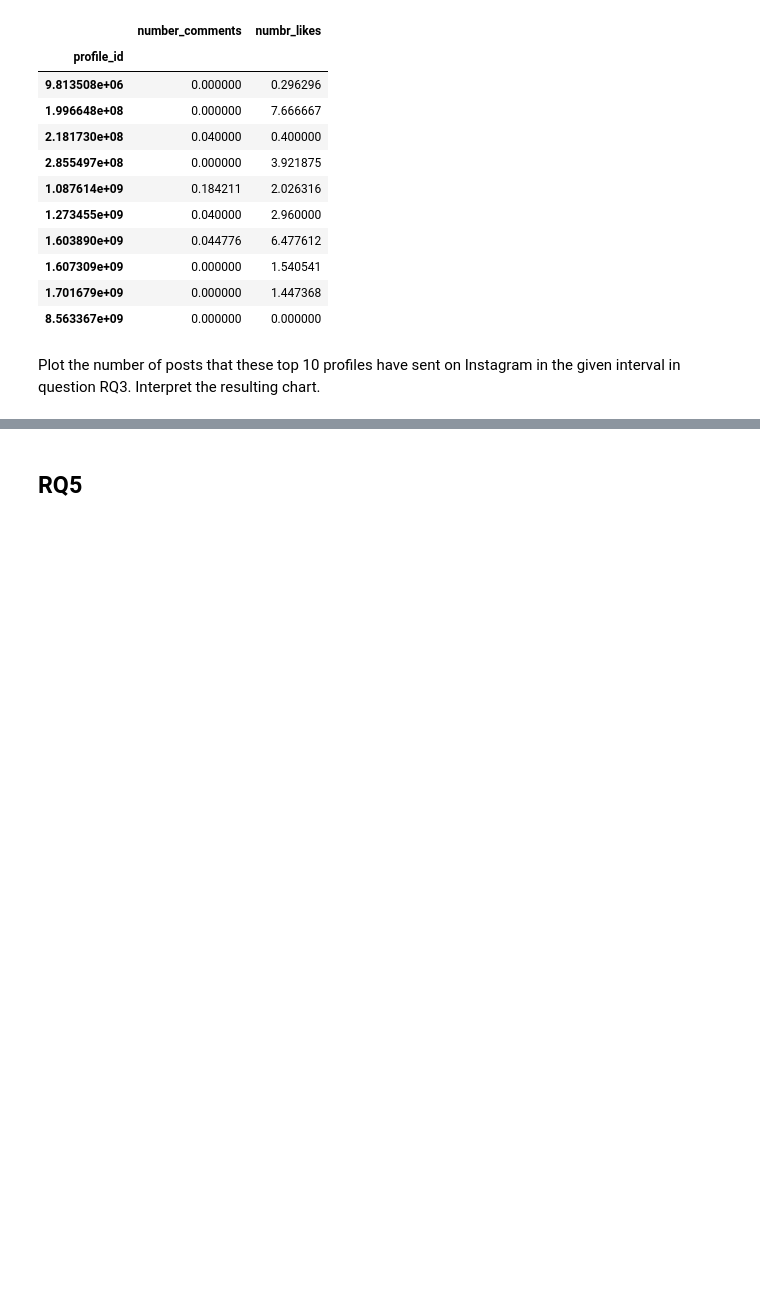
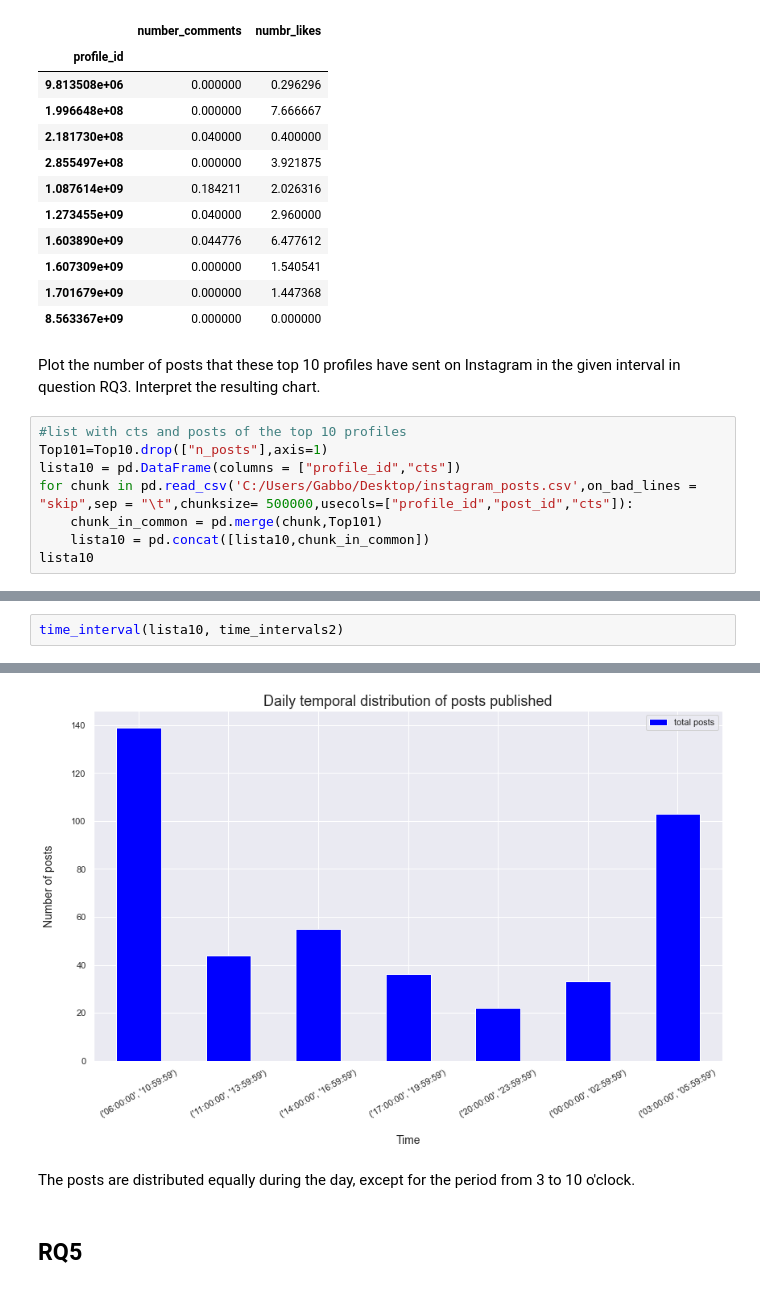
Before and after one commit to Matteo-Candi/ADM_HW2, a Jupyter notebook: main.ipynb, the cells around one changed output, grey strips where cells are left out. Cells and saved outputs as stored; diff of their text form; blank space fills up the shorter version.

```diff
--- a/main.ipynb
+++ b/main.ipynb
@@ -422,3 +422,11 @@ Avg[["number_comments","numbr_likes"]].agg(np.mean)
 | 8.563367e+09 | 0.000000 | 0.000000 |
 # %% [markdown]
 Plot the number of posts that these top 10 profiles have sent on Instagram in the given interval in question RQ3. Interpret the resulting chart.
+# %%
+#list with cts and posts of the top 10 profiles
+Top101=Top10.drop(["n_posts"],axis=1)
+lista10 = pd.DataFrame(columns = ["profile_id","cts"])
+for chunk in pd.read_csv('C:/Users/Gabbo/Desktop/instagram_posts.csv',on_bad_lines = "skip",sep = "\t",chunksize= 500000,usecols=["profile_id","post_id","cts"]):
+    chunk_in_common = pd.merge(chunk,Top101)
+    lista10 = pd.concat([lista10,chunk_in_common])
+lista10
@@ -424,0 +447,3 @@ Plot the number of posts that these top 10 profiles have sent on Instagram in th
+# %%
+time_interval(lista10, time_intervals2)
+# %% [output]
@@ -425,3 +457,6 @@ Plot the number of posts that these top 10 profiles have sent on Instagram in th
+[figure, added]
+# %% [markdown]
+The posts are distributed equally during the day, except for the period from 3 to 10 o'clock.
 # %% [markdown]
 ## RQ5
 # %% [markdown]
```
Also changed, not shown: parts of 3 cells of this notebook.
